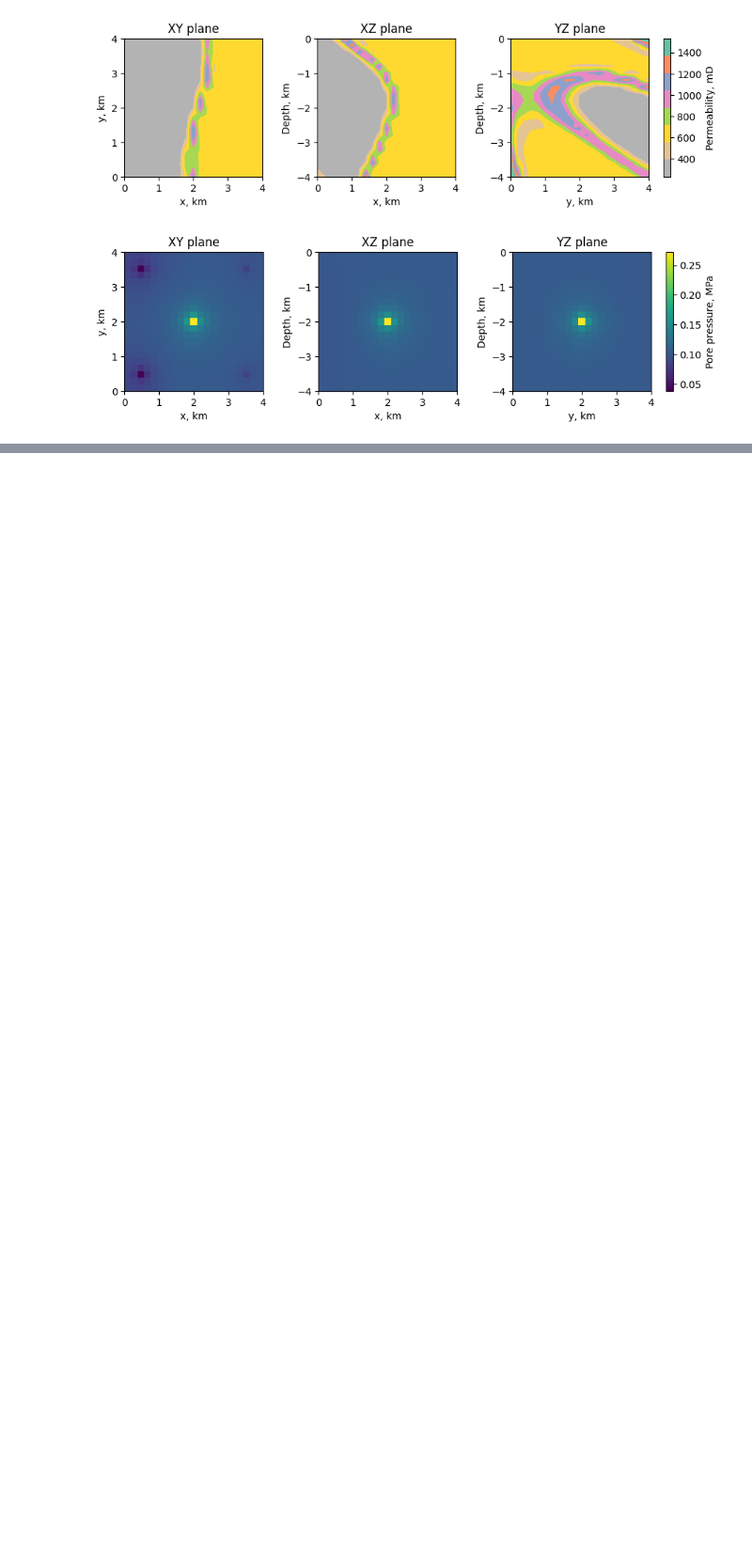
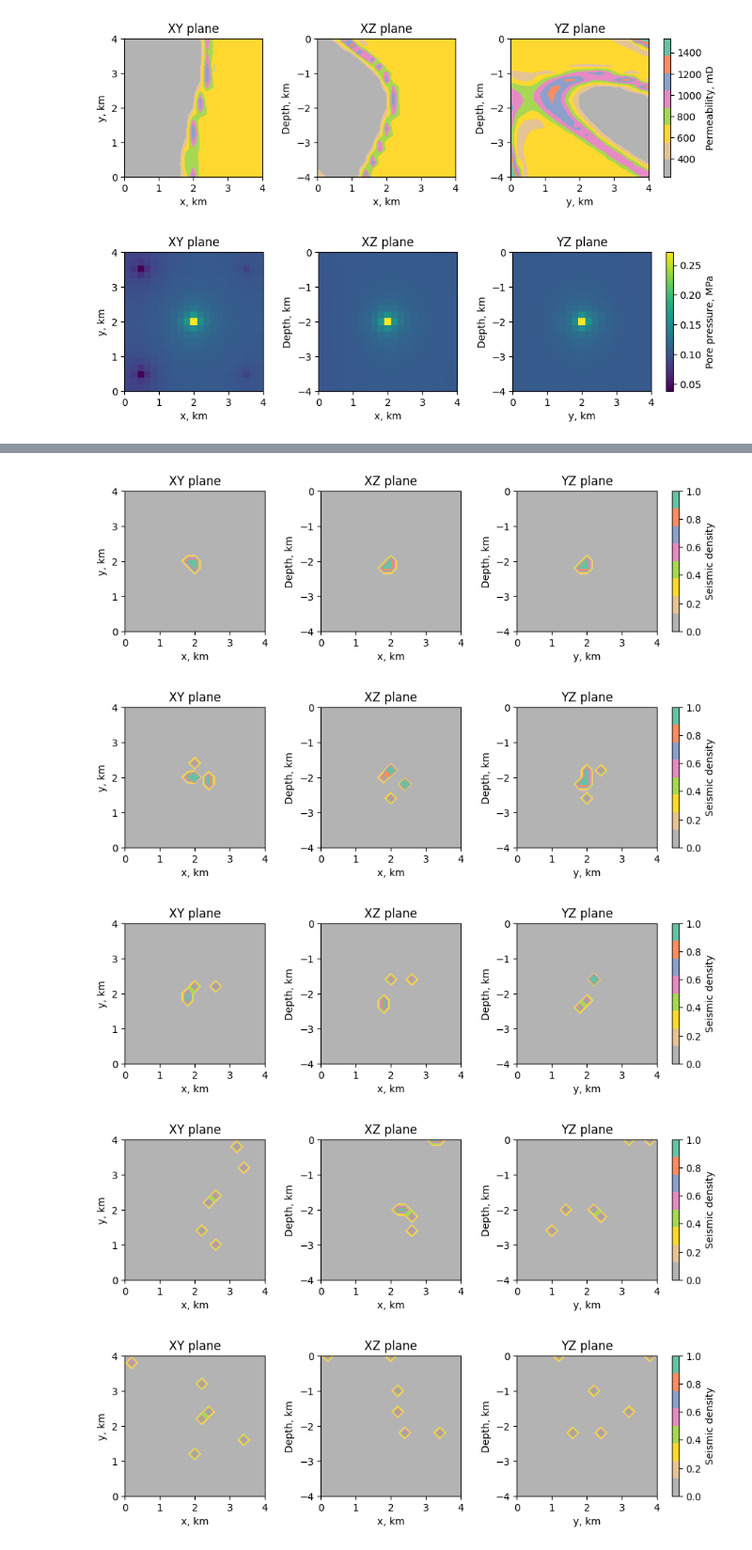
Before and after one commit to mexalon/mm_modeling, a Jupyter notebook: perms_to_events.ipynb, the cells around one changed output, grey strips where cells are left out. Shown at 94% size. Drawn from its saved outputs; the diff is of its cells as text; code cells hidden in the pictures; blank space fills up the shorter version.

```diff
--- a/perms_to_events.ipynb
+++ b/perms_to_events.ipynb
@@ -134,0 +349,9 @@ sss = Micro_Seismic_Seeds(base_params, C=1)
+# %%
+for ii in [0,1,2,5,10]:
+    plot_events_projection(events[ii], params)
+# %% [output]
+[figure, added]
+[figure, added]
+[figure, added]
+[figure, added]
+[figure, added]
```
Also changed, not shown: parts of 8 cells of this notebook, 3 other files.
